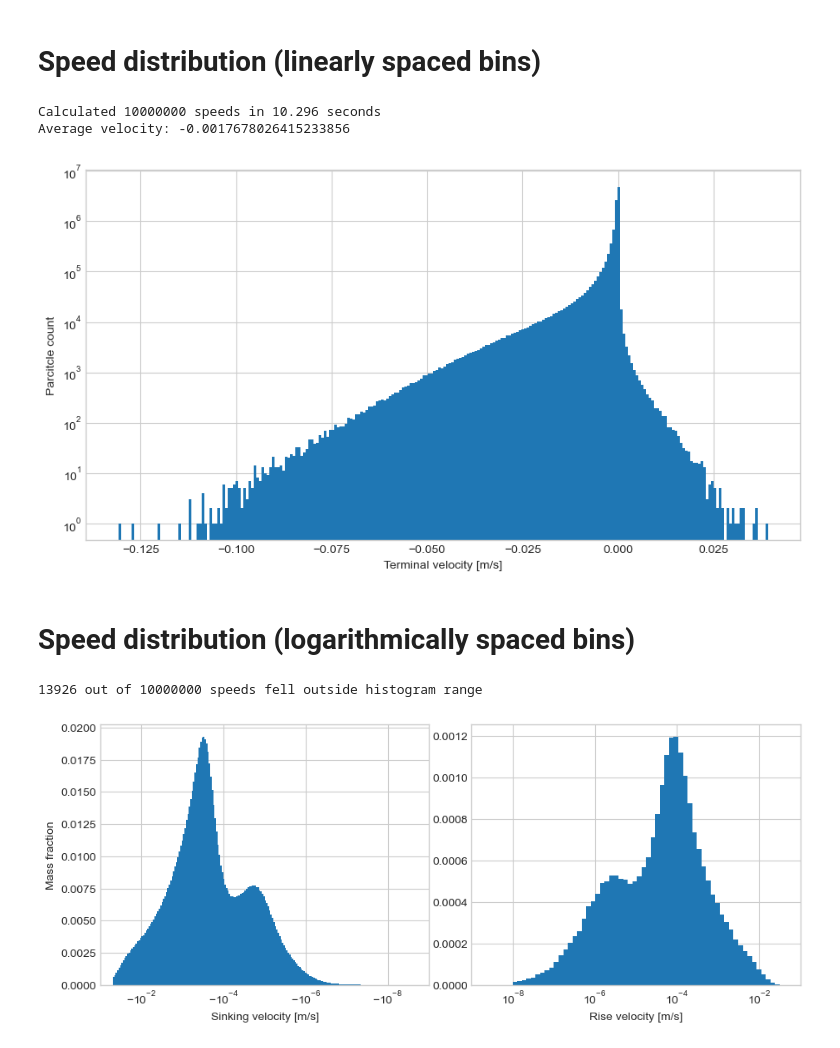
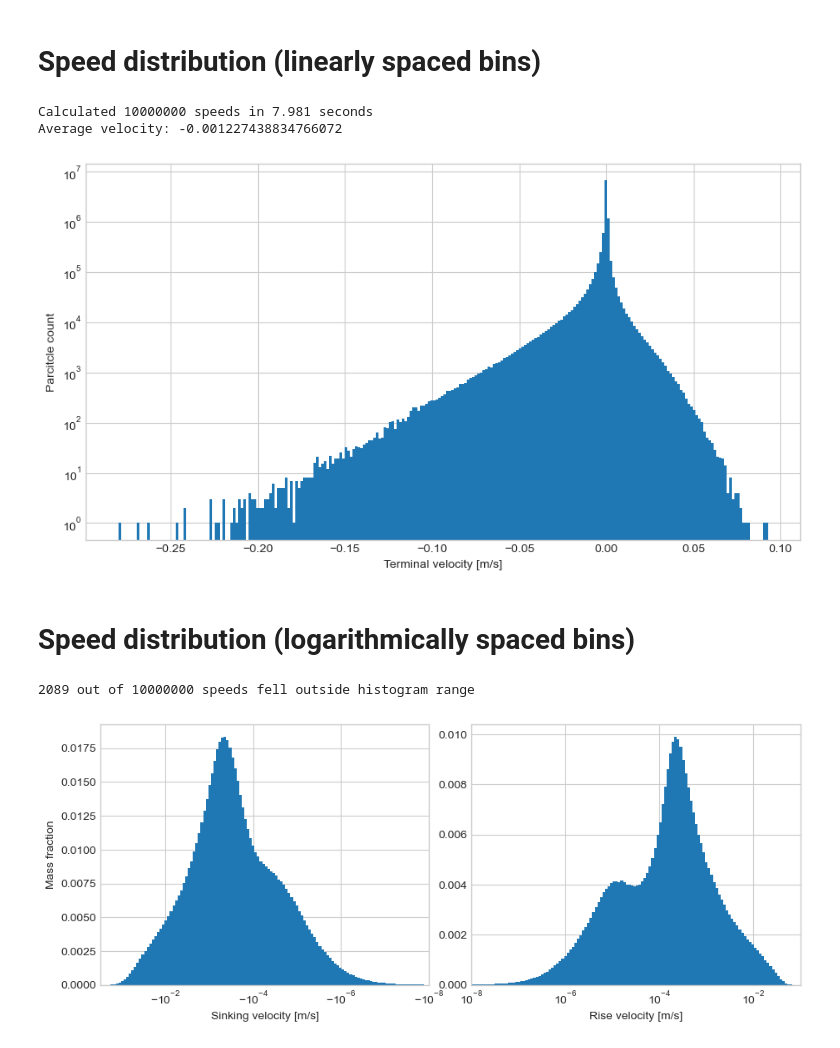
Before and after one commit to nordam/Eulerian-and-Lagrangian-methods, a Jupyter notebook: notebooks/Microplastics-Speed-Distribution.ipynb, the cells around one changed output. Saved outputs shown, nothing was run; the diff lists cells and outputs as text; code cells hidden in the pictures.

```diff
--- a/notebooks/Microplastics-Speed-Distribution.ipynb
+++ b/notebooks/Microplastics-Speed-Distribution.ipynb
@@ -8,9 +8,6 @@ from collections import namedtuple
 from scipy.stats import norm, norminvgauss, triang
 from time import time
 from tqdm.notebook import trange
-
-# Modify the style of the plots
-plt.style.use('seaborn-whitegrid')
 # %%
 ############################
 #### Physical constants ####
@@ -26,17 +23,17 @@ CONST = PhysicalConstants(g=9.81,      # Acceleration due to gravity (m/s**2)
 # Normal-inverse Gaussian distribution, with parameters from
 # https://pubs.acs.org/doi/pdf/10.1021/acs.estlett.9b00379
 
-loc   = 0.84
-scale = 0.097
+mu    = 0.84
+delta = 0.097
 alpha = 75.1
 beta  = 71.3
-pdf_density = norminvgauss(alpha, beta, loc, scale)
+pdf_density = norminvgauss(alpha*delta, beta*delta, mu, delta)
 rvs_density = lambda N: pdf_density.rvs(N)
 # %%
 # Plot resulting distribution
-rho = np.linspace(0.8, 1.5, 1000)
+rho = np.linspace(0.8, 1.8, 1000)
 # Make a random sample and plot histogram
-plt.hist(rvs_density(1000), bins=100, density=True)
+plt.hist(rvs_density(10000), bins=100, density=True)
 plt.plot(rho, pdf_density.pdf(rho))
 plt.xlabel('Density [kg/L]')
 plt.ylabel('Probability density')
@@ -338,17 +335,17 @@ plt.ylabel('Parcitcle count')
 plt.xlabel('Terminal velocity [m/s]')
 plt.tight_layout()
 # %% [output]
-Calculated 10000000 speeds in 10.296 seconds
-Average velocity: -0.0017678026415233856
+Calculated 10000000 speeds in 7.981 seconds
+Average velocity: -0.001227438834766072
-[figure, old version]
+[figure, new version]
 # %% [markdown]
 # Speed distribution (logarithmically spaced bins)
 # %%
 # Create positive and negative log-spaced bins
 Nclasses = 256
 
-bins_positive = np.logspace(-8, np.log10(0.15), 1*int(Nclasses/4) + 1)
-bins_negative = np.logspace(-8, np.log10(0.05), 3*int(Nclasses/4) + 1)
+bins_positive = np.logspace(-8, np.log10(0.1), int(Nclasses/2) + 1)
+bins_negative = np.logspace(-8, np.log10(0.3), int(Nclasses/2) + 1)
 
 mids_positive =    np.sqrt(bins_positive[1:]*bins_positive[:-1])
 mids_negative = -( np.sqrt(bins_negative[1:]*bins_negative[:-1]) )[::-1]
@@ -381,34 +378,34 @@ fig, ax = plt.subplots(ncols=2, figsize=(9,4))
 mask = speeds < 0
 width = speeds[mask][1] / speeds[mask][0]
 bins = np.zeros(np.sum(mask)+1)
 bins[0] = speeds[mask][0] / np.sqrt(width)
 bins[1:] = bins[0]*width**np.arange(1, len(bins))
 wids = bins[1:] - bins[:-1]
 
 ax[0].bar(speeds[mask], mass_fractions[mask], width=wids)
 # Using symlog to get log-scaled negative axis
 ax[0].set_xscale('symlog', linthresh=1e-10)
-ax[0].set_xlim(-1e-1, -1e-9)
+ax[0].set_xlim(-3e-1, -1e-8)
 ax[0].set_xticks([-1e-2, -1e-4, -1e-6, -1e-8])
 
 # Positive part of distribution
 mask = speeds > 0
 width = speeds[mask][1] / speeds[mask][0]
 bins = np.zeros(np.sum(mask)+1)
 bins[0] = speeds[mask][0] / np.sqrt(width)
 bins[1:] = bins[0]*width**np.arange(1, len(bins))
 wids = bins[1:] - bins[:-1]
 
 ax[1].bar(speeds[mask], mass_fractions[mask], width=wids)
-ax[1].set_xlim(1e-9, 1e-1)
+ax[1].set_xlim(1e-8, 1e-1)
 ax[1].set_xscale('log')
 ax[1].set_xticks([1e-8, 1e-6, 1e-4, 1e-2])
 
 ax[0].set_ylabel('Mass fraction')
 ax[0].set_xlabel('Sinking velocity [m/s]')
 ax[1].set_xlabel('Rise velocity [m/s]')
 
 plt.subplots_adjust(bottom=0.15, top=0.935, left=0.055, right=0.99, wspace=0.13)
 # %% [output]
-13926 out of 10000000 speeds fell outside histogram range
+2089 out of 10000000 speeds fell outside histogram range
-[figure, old version]
+[figure, new version]
```
Also changed, not shown: parts of 3 cells of this notebook, 1 other file.
